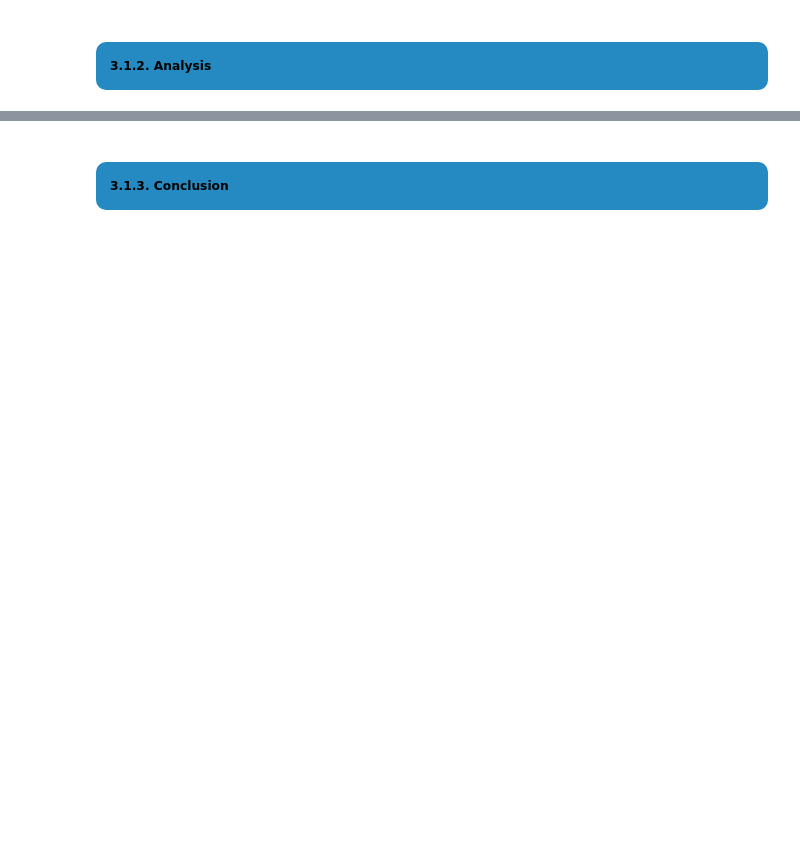
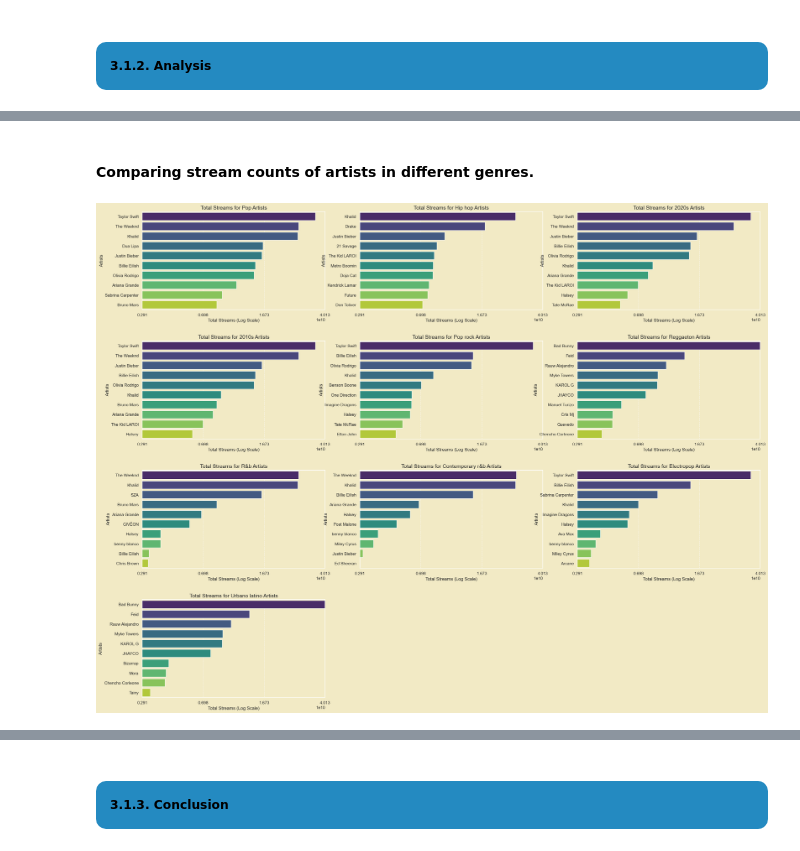
Before and after one commit to truongthuankiet1990gmailcom/Data-Visualization-HW1, a Jupyter notebook: notebook.ipynb, the cells around one changed output, grey strips where cells are left out. Cells and saved outputs as stored; diff of their text form; code cells hidden in the pictures; blank space fills up the shorter version.

```diff
--- a/notebook.ipynb
+++ b/notebook.ipynb
@@ -2405,0 +2517,10 @@ plt.show()
+# %%
+top_100_songs = song_df.sort_values(by='stream_counts', ascending=False).head(100)
+# Count number of frequencies of each genre
+genre_freq = {}
+for genre in unique_genres:
+    genre_freq[genre] = top_100_songs['genres'].apply(lambda x: genre in x).sum()
+
+genre_freq = {k: v for k, v in sorted(genre_freq.items(), key=lambda item: item[1], reverse=True)}
+genre_freq = {k: v for k, v in genre_freq.items() if v > 0}
+genre_freq
@@ -2408,0 +2611,48 @@ plt.show()
+# %% [markdown]
+#### Comparing stream counts of artists in different genres.
+# %%
+import math # For math.ceil() function
+from matplotlib.ticker import ScalarFormatter
+
+
+all_streams = [stream for artists in top_genres_artists.values() for stream in artists.values()]
+log_min = np.log10(min(all_streams))  # Global minimum (log scale)
+log_max = np.log10(max(all_streams))  # Global maximum (log scale)
+log_ticks = np.logspace(log_min, log_max, num=4)  # Generates 4 tick positions
+
+num_genres = len(top_genres_artists)
+cols = 3
+rows = math.ceil(num_genres / cols)
+
+fig, axes = plt.subplots(rows, cols, figsize=(25, rows * 5))
+fig.tight_layout(pad=5)
+
+axes = axes.flatten()
+
+for idx, (genre, artists) in enumerate(top_genres_artists.items()):
+    ax = axes[idx]
+
+    sns.barplot(
+        x=list(artists.values()),
+        y=list(artists.keys()),
+        palette="viridis",
+        ax=ax,
+        hue= list(artists.keys())
+    )
+
+    ax.set_xscale("log")
+    ax.set_xlim(10**log_min, 10**log_max)  # Set common x-axis limits
+    ax.set_xticks(log_ticks)  # **Manually set x-axis ticks**
+    ax.xaxis.set_major_formatter(ScalarFormatter())
+    ax.set_xlabel("Total Streams (Log Scale)", fontsize=12)
+    ax.set_ylabel("Artists", fontsize=12)
+    ax.set_title(f"Total Streams for {genre.capitalize()} Artists", fontsize=14)
+    ax.grid(axis='x', linestyle='--', alpha=0.7)
+
+# Hide unused subplots
+for i in range(idx + 1, len(axes)):
+    fig.delaxes(axes[i])
+
+plt.show()
+# %% [output]
+[figure, added]
```
Also changed, not shown: parts of 26 cells of this notebook.
